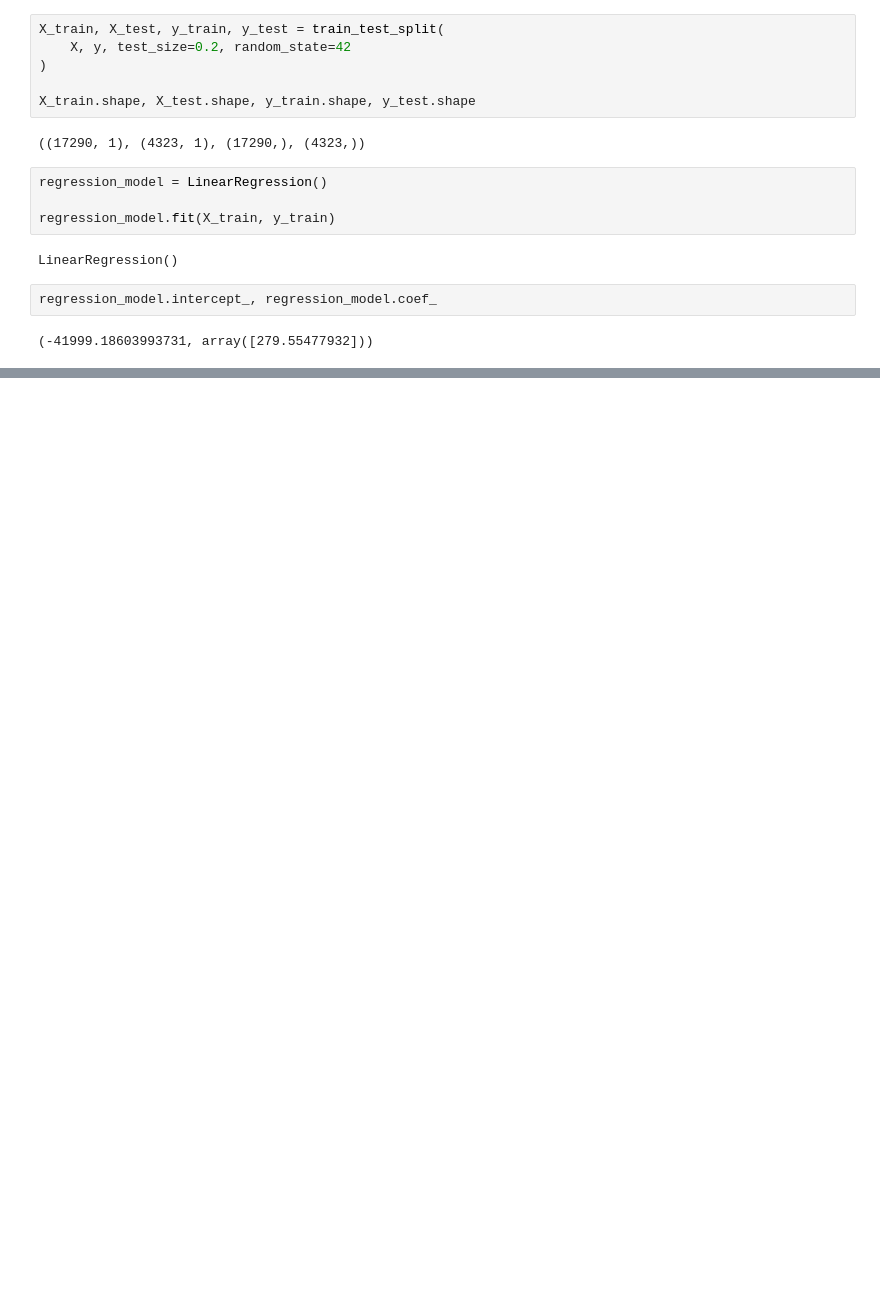
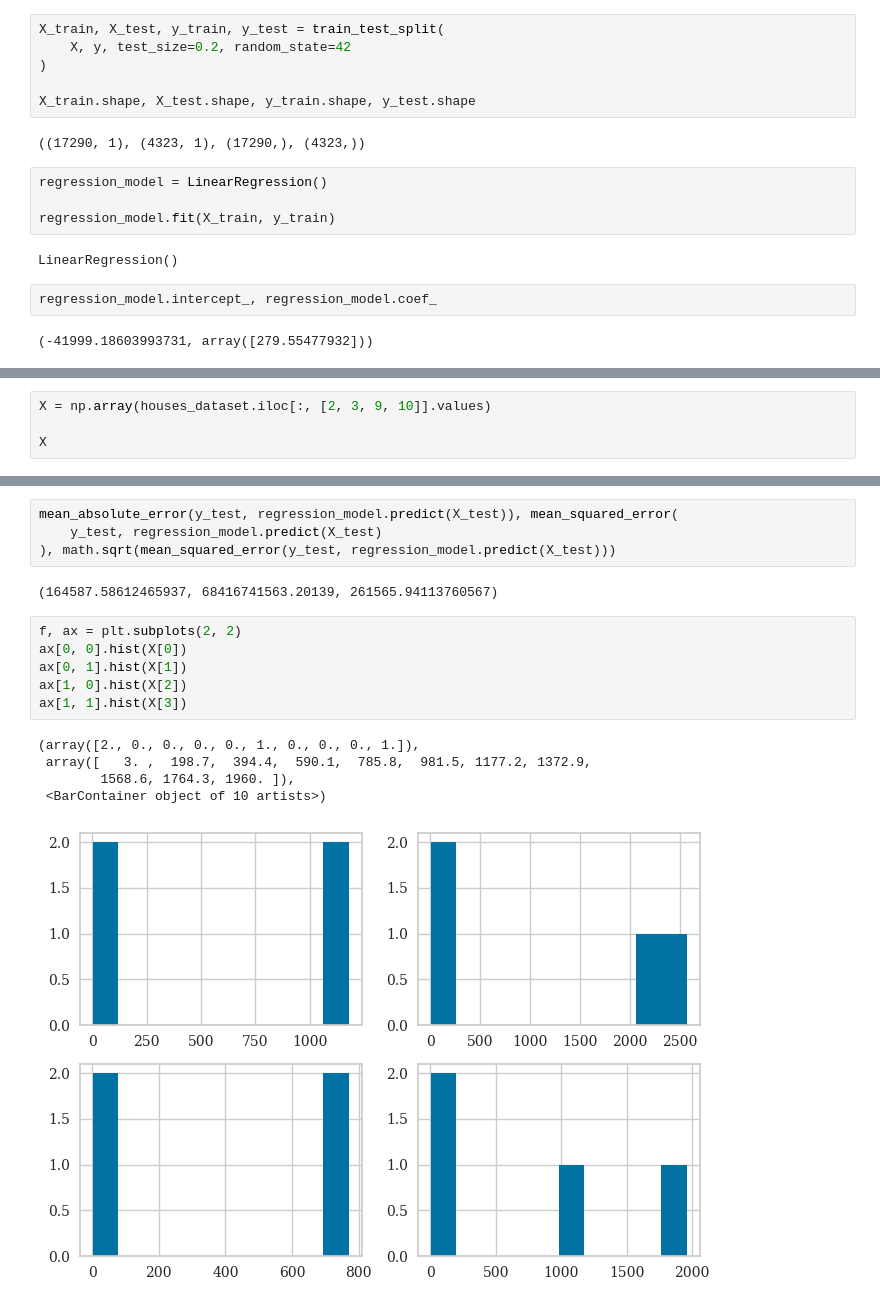
Before and after one commit to Dionmax/BurningMyBrain, a Jupyter notebook: EstatisticaDataScience/CorrelationRegression.ipynb, the cells around one changed output, grey strips where cells are left out. Drawn from its saved outputs; the diff is of its cells as text; blank space fills up the shorter version.

Commit message:
Regressions

```diff
--- a/EstatisticaDataScience/CorrelationRegression.ipynb
+++ b/EstatisticaDataScience/CorrelationRegression.ipynb
@@ -307,0 +341,4 @@ regression_model.score(X_test, y_test) # R^2 score for test data
+# %%
+X = np.array(houses_dataset.iloc[:, [2, 3, 9, 10]].values)
+
+X
@@ -307,0 +375,18 @@ regression_model.score(X_test, y_test) # R^2 score for test data
+# %%
+mean_absolute_error(y_test, regression_model.predict(X_test)), mean_squared_error(
+    y_test, regression_model.predict(X_test)
+), math.sqrt(mean_squared_error(y_test, regression_model.predict(X_test)))
+# %% [output]
+(164587.58612465937, 68416741563.20139, 261565.94113760567)
+# %%
+f, ax = plt.subplots(2, 2)
+ax[0, 0].hist(X[0])
+ax[0, 1].hist(X[1])
+ax[1, 0].hist(X[2])
+ax[1, 1].hist(X[3])
+# %% [output]
+(array([2., 0., 0., 0., 0., 1., 0., 0., 0., 1.]),
+ array([   3. ,  198.7,  394.4,  590.1,  785.8,  981.5, 1177.2, 1372.9,
+        1568.6, 1764.3, 1960. ]),
+ <BarContainer object of 10 artists>)
+[figure, added]
```
Also changed, not shown: parts of 27 cells of this notebook.
